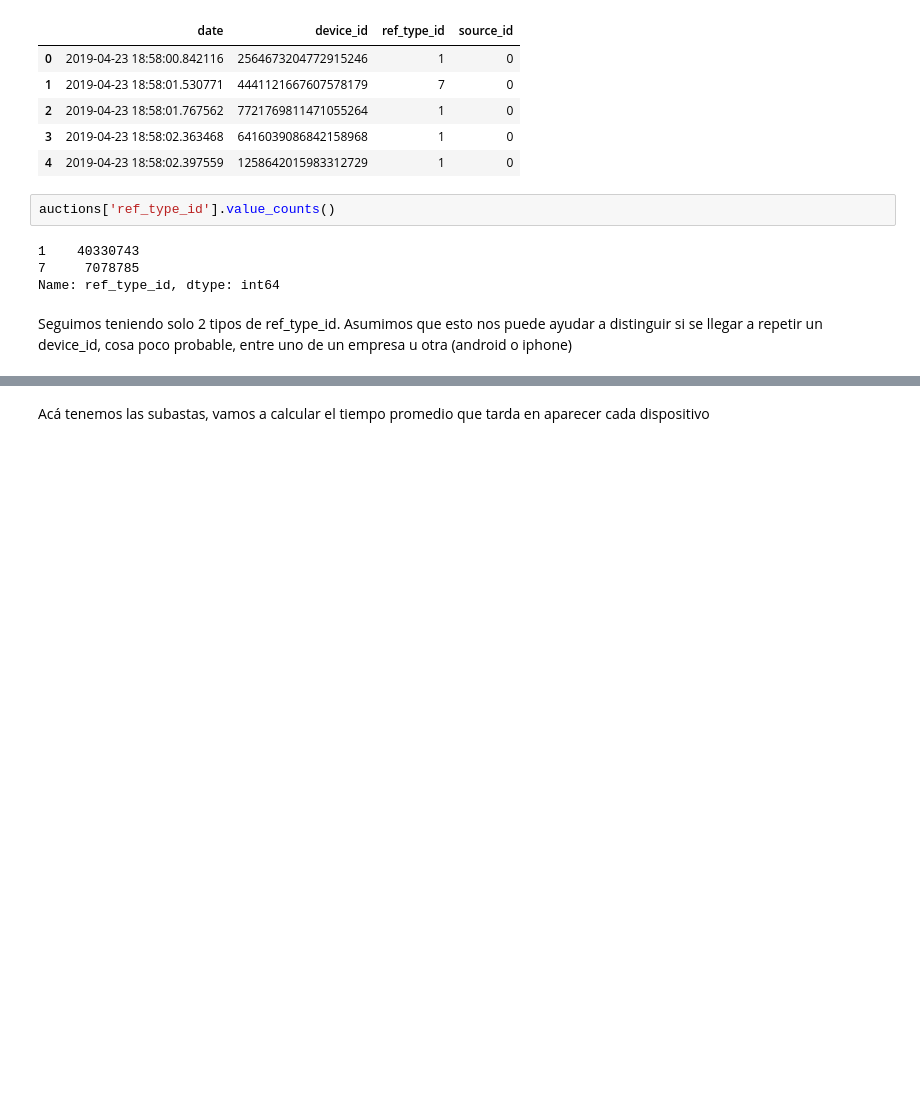
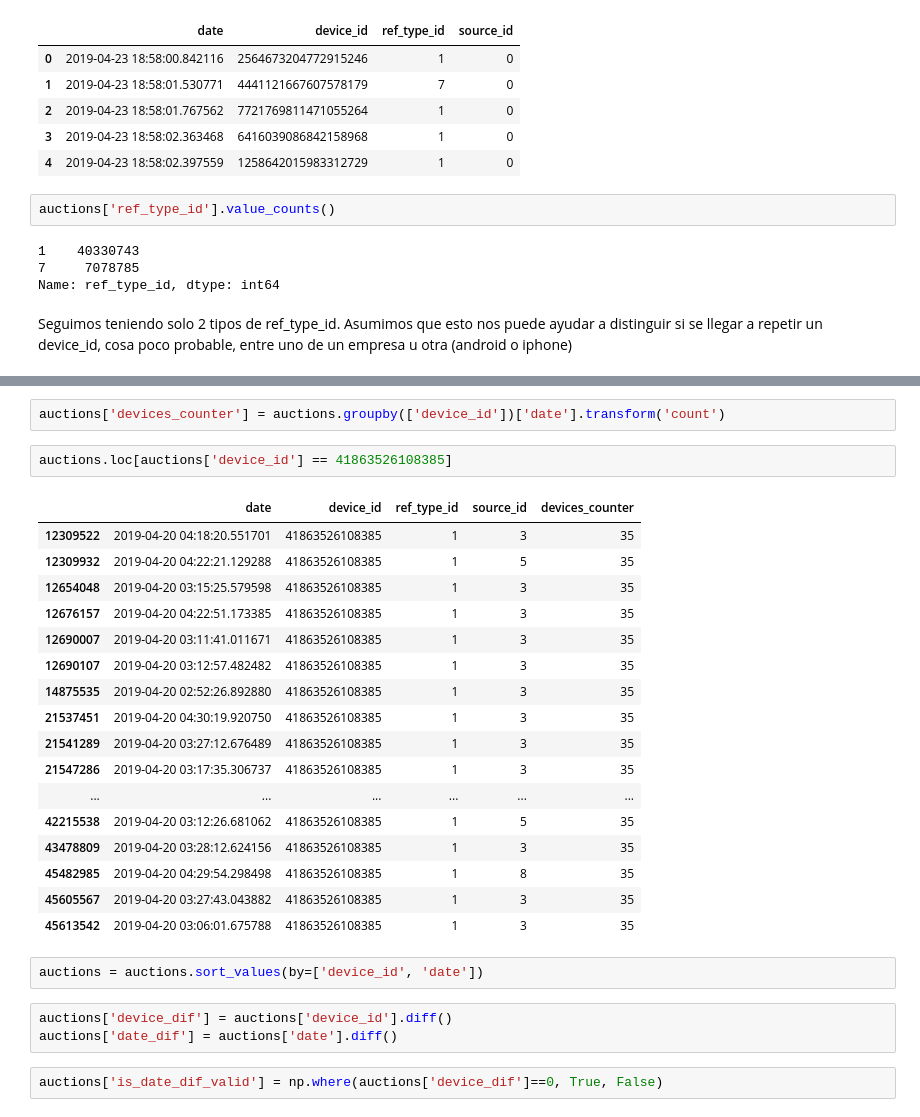
Before and after one commit to shizus/7506-1c2019, a Jupyter notebook: tp2/scripts/AuctionsListoPaTraining.ipynb, the cells around one changed output, grey strips where cells are left out. Drawn from its saved outputs; the diff is of its cells as text; blank space fills up the shorter version.

```diff
--- a/tp2/scripts/AuctionsListoPaTraining.ipynb
+++ b/tp2/scripts/AuctionsListoPaTraining.ipynb
@@ -40,2 +60,29 @@ auctions.groupby(['device_id'])['date'].nunique()
-# %% [markdown]
-Acá tenemos las subastas, vamos a calcular el tiempo promedio que tarda en aparecer cada dispositivo
+# %%
+auctions['devices_counter'] = auctions.groupby(['device_id'])['date'].transform('count')
+# %%
+auctions.loc[auctions['device_id'] == 41863526108385]
+# %% [output]
+|  | date | device_id | ref_type_id | source_id | devices_counter |
+| 12309522 | 2019-04-20 04:18:20.551701 | 41863526108385 | 1 | 3 | 35 |
+| 12309932 | 2019-04-20 04:22:21.129288 | 41863526108385 | 1 | 5 | 35 |
+| 12654048 | 2019-04-20 03:15:25.579598 | 41863526108385 | 1 | 3 | 35 |
+| 12676157 | 2019-04-20 04:22:51.173385 | 41863526108385 | 1 | 3 | 35 |
+| 12690007 | 2019-04-20 03:11:41.011671 | 41863526108385 | 1 | 3 | 35 |
+| 12690107 | 2019-04-20 03:12:57.482482 | 41863526108385 | 1 | 3 | 35 |
+| 14875535 | 2019-04-20 02:52:26.892880 | 41863526108385 | 1 | 3 | 35 |
+| 21537451 | 2019-04-20 04:30:19.920750 | 41863526108385 | 1 | 3 | 35 |
+| 21541289 | 2019-04-20 03:27:12.676489 | 41863526108385 | 1 | 3 | 35 |
+| 21547286 | 2019-04-20 03:17:35.306737 | 41863526108385 | 1 | 3 | 35 |
+| ... | ... | ... | ... | ... | ... |
+| 42215538 | 2019-04-20 03:12:26.681062 | 41863526108385 | 1 | 5 | 35 |
+| 43478809 | 2019-04-20 03:28:12.624156 | 41863526108385 | 1 | 3 | 35 |
+| 45482985 | 2019-04-20 04:29:54.298498 | 41863526108385 | 1 | 8 | 35 |
+| 45605567 | 2019-04-20 03:27:43.043882 | 41863526108385 | 1 | 3 | 35 |
+| 45613542 | 2019-04-20 03:06:01.675788 | 41863526108385 | 1 | 3 | 35 |
+# %%
+auctions = auctions.sort_values(by=['device_id', 'date'])
+# %%
+auctions['device_dif'] = auctions['device_id'].diff()
+auctions['date_dif'] = auctions['date'].diff()
+# %%
+auctions['is_date_dif_valid'] = np.where(auctions['device_dif']==0, True, False)
```
Also changed, not shown: parts of 7 cells of this notebook.
